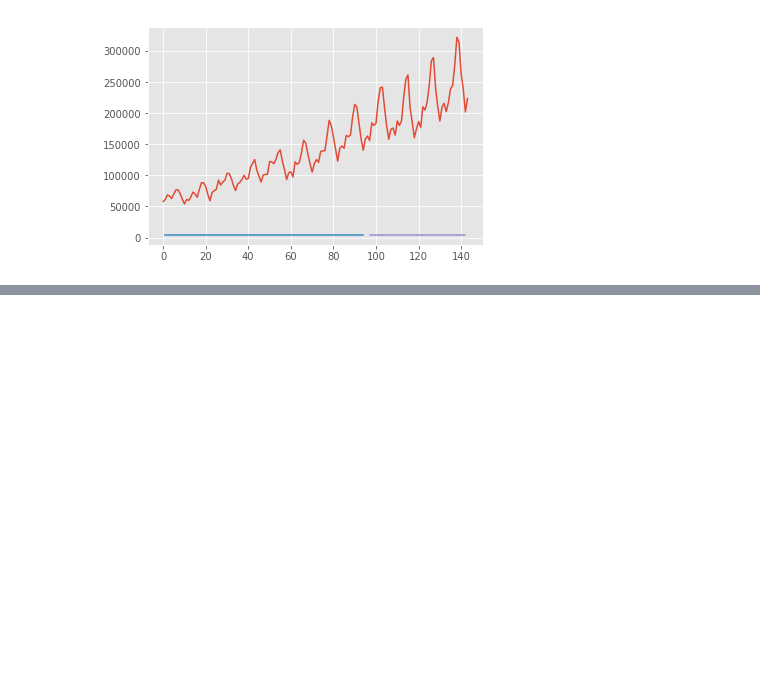
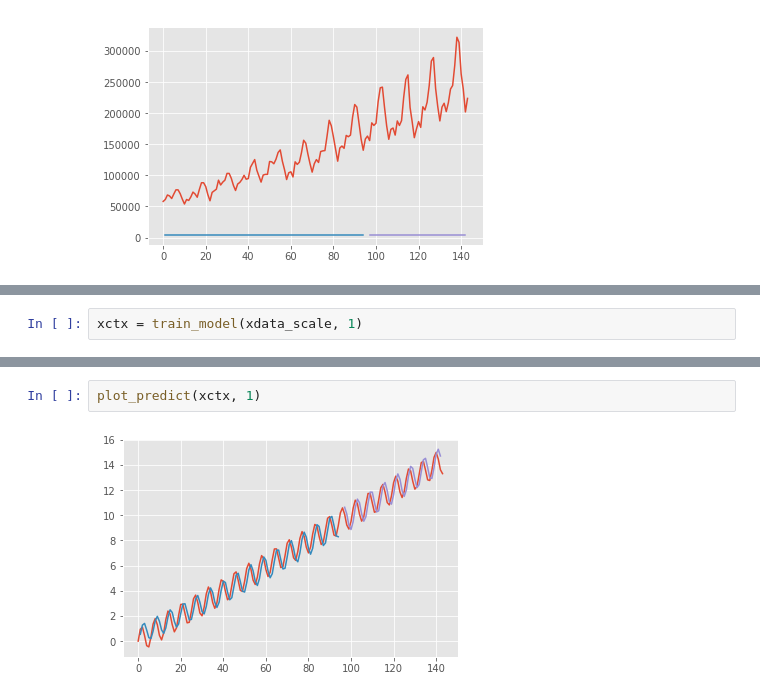
Before and after one commit to thepaulm/lstm, a Jupyter notebook: WebPage.ipynb, the cells around one changed output, grey strips where cells are left out. Cells and saved outputs as stored; diff of their text form; blank space fills up the shorter version.

```diff
--- a/WebPage.ipynb
+++ b/WebPage.ipynb
@@ -160,0 +196,2 @@ plot_predict(unscaled, 1)
+# %%
+xctx = train_model(xdata_scale, 1)
@@ -160,0 +216,4 @@ plot_predict(unscaled, 1)
+# %%
+plot_predict(xctx, 1)
+# %% [output]
+[figure, added]
```
Also changed, not shown: parts of 12 cells of this notebook.
